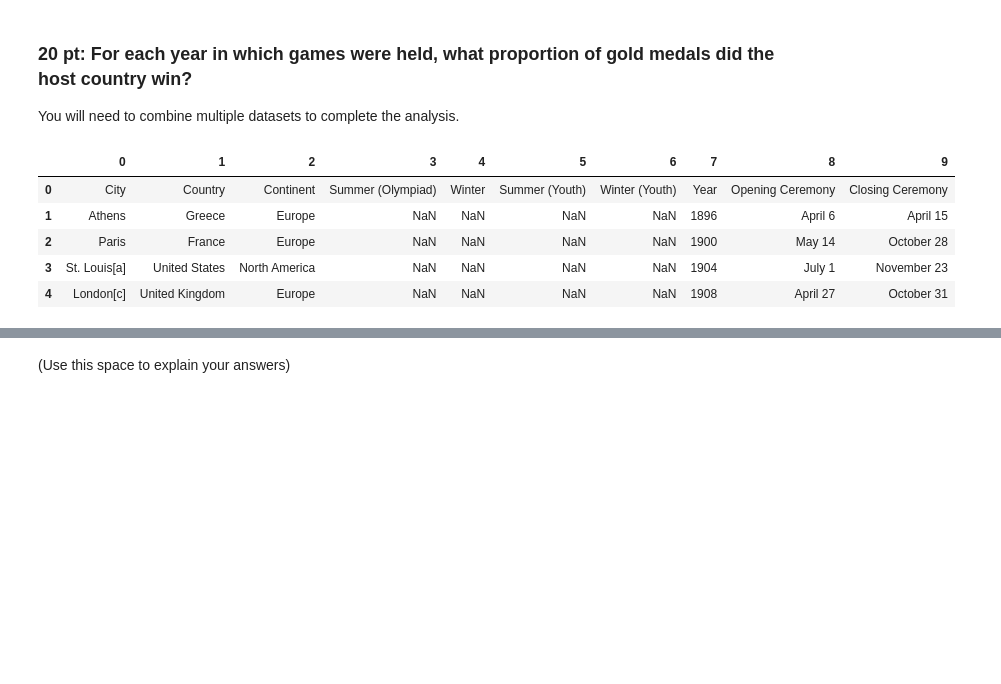
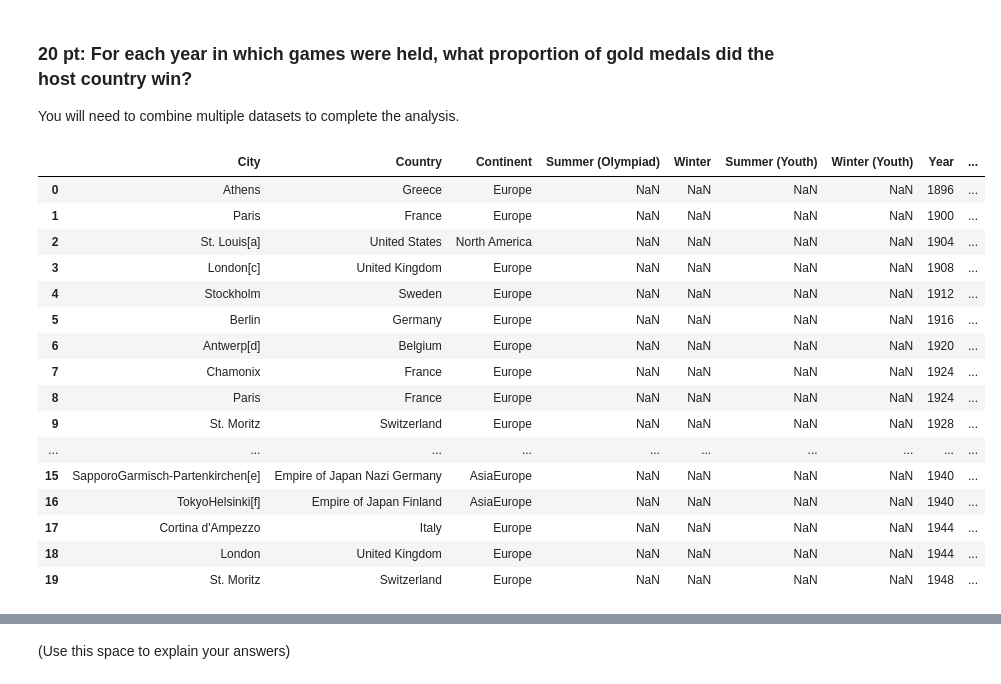
Before and after one commit to tengdann/si618, a Jupyter notebook: 618_Homework_01.ipynb, the cells around one changed output, grey strips where cells are left out. Saved outputs shown, nothing was run; the diff lists cells and outputs as text; code cells hidden in the pictures; blank space fills up the shorter version.

```diff
--- a/618_Homework_01.ipynb
+++ b/618_Homework_01.ipynb
@@ -178,12 +181,23 @@ The United States won the most medal points in 2016 Summer Olympics.
 You will need to combine multiple datasets to complete the analysis.
 # %%
 link = 'https://en.wikipedia.org/wiki/List_of_Olympic_Games_host_cities'
-host_cities = pd.read_html(link)[1]
-host_cities.head()
+host_cities = pd.read_html(link)[1] # God bless pandas 0.24.0
+host_cities.head(20)
 # %% [output]
-|  | 0 | 1 | 2 | 3 | 4 | 5 | 6 | 7 | 8 | 9 |
-| 0 | City | Country | Continent | Summer (Olympiad) | Winter | Summer (Youth) | Winter (Youth) | Year | Opening Ceremony | Closing Ceremony |
-| 1 | Athens | Greece | Europe | NaN | NaN | NaN | NaN | 1896 | April 6 | April 15 |
-| 2 | Paris | France | Europe | NaN | NaN | NaN | NaN | 1900 | May 14 | October 28 |
-| 3 | St. Louis[a] | United States | North America | NaN | NaN | NaN | NaN | 1904 | July 1 | November 23 |
-| 4 | London[c] | United Kingdom | Europe | NaN | NaN | NaN | NaN | 1908 | April 27 | October 31 |
+|  | City | Country | Continent | Summer (Olympiad) | Winter | Summer (Youth) | Winter (Youth) | Year | ... |
+| 0 | Athens | Greece | Europe | NaN | NaN | NaN | NaN | 1896 | ... |
+| 1 | Paris | France | Europe | NaN | NaN | NaN | NaN | 1900 | ... |
+| 2 | St. Louis[a] | United States | North America | NaN | NaN | NaN | NaN | 1904 | ... |
+| 3 | London[c] | United Kingdom | Europe | NaN | NaN | NaN | NaN | 1908 | ... |
+| 4 | Stockholm | Sweden | Europe | NaN | NaN | NaN | NaN | 1912 | ... |
+| 5 | Berlin | Germany | Europe | NaN | NaN | NaN | NaN | 1916 | ... |
+| 6 | Antwerp[d] | Belgium | Europe | NaN | NaN | NaN | NaN | 1920 | ... |
+| 7 | Chamonix | France | Europe | NaN | NaN | NaN | NaN | 1924 | ... |
+| 8 | Paris | France | Europe | NaN | NaN | NaN | NaN | 1924 | ... |
+| 9 | St. Moritz | Switzerland | Europe | NaN | NaN | NaN | NaN | 1928 | ... |
+| ... | ... | ... | ... | ... | ... | ... | ... | ... | ... |
+| 15 | SapporoGarmisch-Partenkirchen[e] | Empire of Japan Nazi Germany | AsiaEurope | NaN | NaN | NaN | NaN | 1940 | ... |
+| 16 | TokyoHelsinki[f] | Empire of Japan Finland | AsiaEurope | NaN | NaN | NaN | NaN | 1940 | ... |
+| 17 | Cortina d'Ampezzo | Italy | Europe | NaN | NaN | NaN | NaN | 1944 | ... |
+| 18 | London | United Kingdom | Europe | NaN | NaN | NaN | NaN | 1944 | ... |
+| 19 | St. Moritz | Switzerland | Europe | NaN | NaN | NaN | NaN | 1948 | ... |
```
Also changed, not shown: parts of 7 cells of this notebook.
